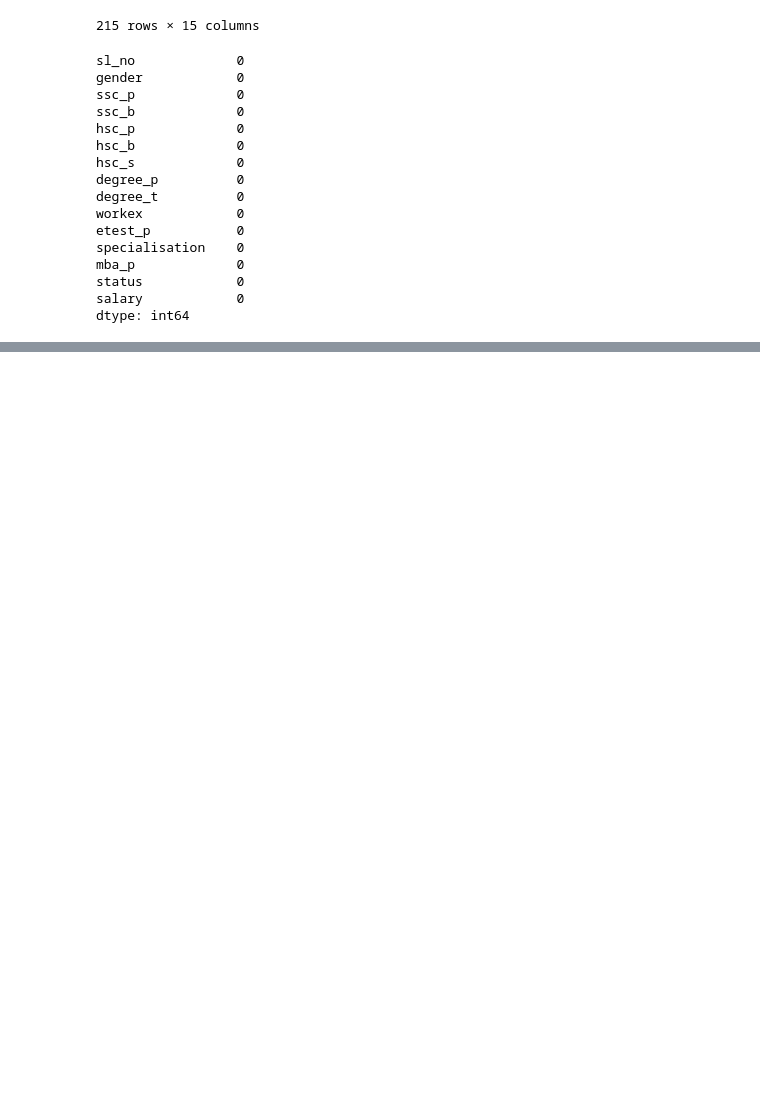
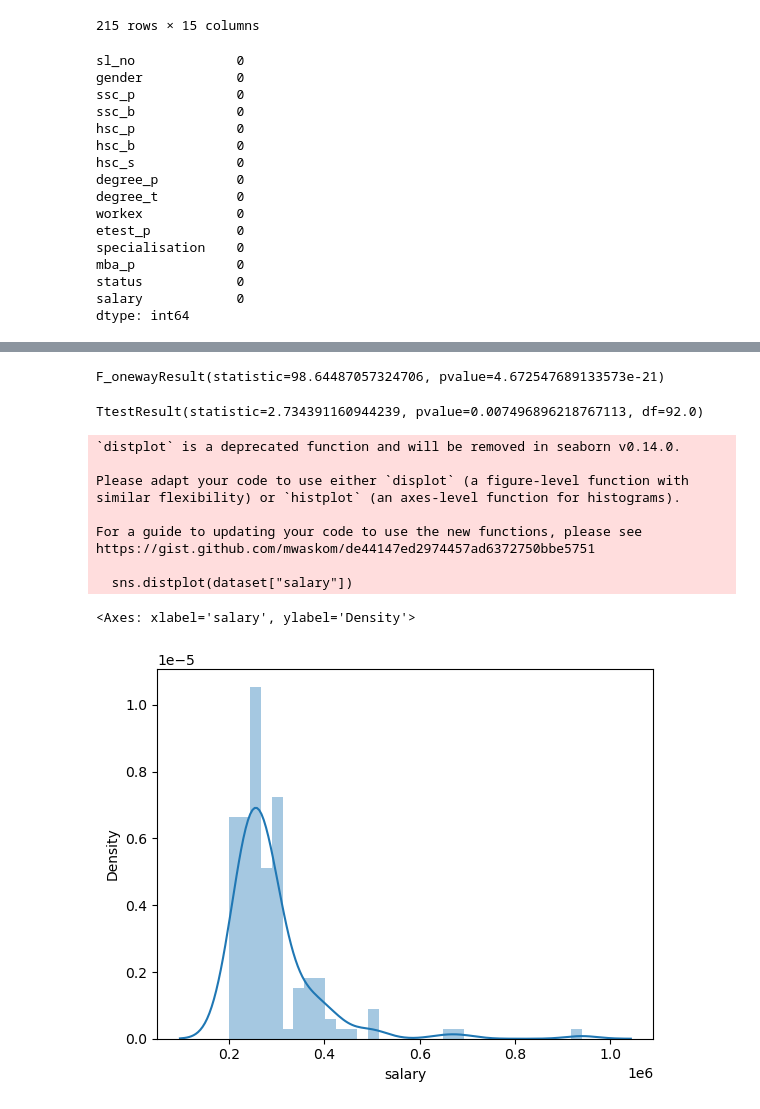
Before and after one commit to Deepa3018/Bivariate, a Jupyter notebook: Covariance_Correlation/Variance_Inflation_factor_VIF/Bivariant_Assignment.ipynb, the cells around one changed output, grey strips where cells are left out. Saved outputs shown, nothing was run; the diff lists cells and outputs as text; code cells hidden in the pictures; blank space fills up the shorter version.

```diff
--- a/Covariance_Correlation/Variance_Inflation_factor_VIF/Bivariant_Assignment.ipynb
+++ b/Covariance_Correlation/Variance_Inflation_factor_VIF/Bivariant_Assignment.ipynb
@@ -129,2 +110,3 @@ ValueError: Could not interpret value `salary` for parameter `x`
 # %%
-#who is getting salary 50000
+#5)who is getting minimum salary
+dataset=pd.read_csv("Placement.csv")
@@ -130,0 +152,16 @@ ValueError: Could not interpret value `salary` for parameter `x`
+# %%
+#7)Analysis of variance between etest_p and mba_p: p<0.05, as p_value is less than 0.05 null hypothesis is rejected and alternate hypothesis is accepted
+
+import scipy.stats as stats
+stats.f_oneway(dataset['etest_p'],dataset['mba_p'])
+# %% [output]
+F_onewayResult(statistic=98.64487057324706, pvalue=4.672547689133573e-21)
+# %%
+#8)comparing Scitech(degree)and Mkt&HR (specialisation) with salary (Independent(comparison of different pair with same attribute), Unpaired)
+from scipy.stats import ttest_ind
+dataset=dataset.dropna()
+Scitech_sal=dataset[dataset['degree_t']=='Sci&Tech']["salary"]
+Mkt_HR_sal=dataset[dataset['specialisation']=='Mkt&HR']["salary"]
+ttest_ind(Scitech_sal,Mkt_HR_sal)
+# %% [output]
+TtestResult(statistic=2.734391160944239, pvalue=0.007496896218767113, df=92.0)
@@ -130,0 +170,16 @@ ValueError: Could not interpret value `salary` for parameter `x`
+# %%
+#Normal distribution of the salary column
+import seaborn as sns
+sns.distplot(dataset["salary"])
+# %% [output]
+`distplot` is a deprecated function and will be removed in seaborn v0.14.0.
+
+Please adapt your code to use either `displot` (a figure-level function with
+similar flexibility) or `histplot` (an axes-level function for histograms).
+
+For a guide to updating your code to use the new functions, please see
+https://gist.github.com/mwaskom/de44147ed2974457ad6372750bbe5751
+
+  sns.distplot(dataset["salary"])
+<Axes: xlabel='salary', ylabel='Density'>
+[figure, added]
```
Also changed, not shown: parts of 22 cells of this notebook, 1 other file.
